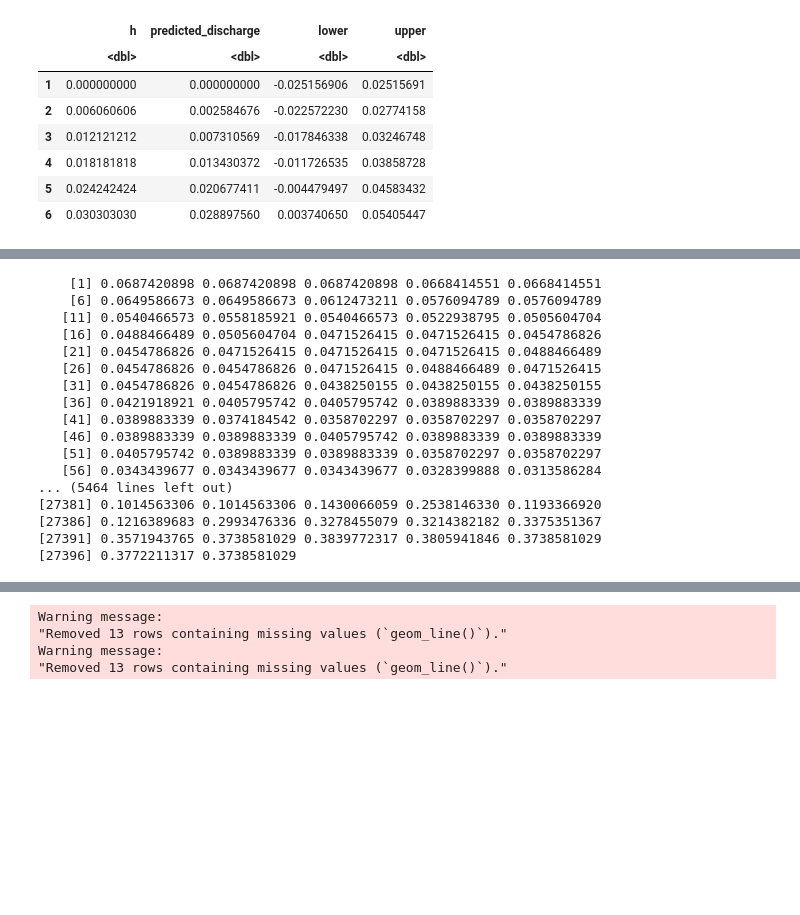
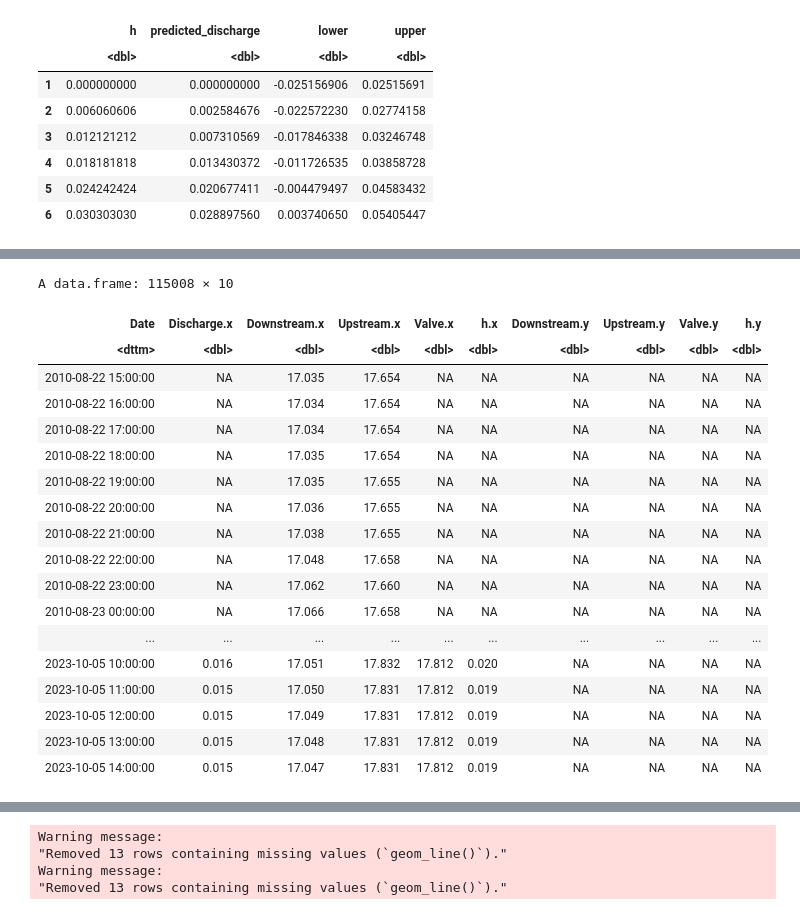
Before and after one commit to sanlocoz/EDCA, a Jupyter notebook: Data Processing.ipynb, the cells around one changed output, grey strips where cells are left out. Saved outputs shown, nothing was run; the diff lists cells and outputs as text; code cells hidden in the pictures; blank space fills up the shorter version.

```diff
--- a/Data Processing.ipynb
+++ b/Data Processing.ipynb
@@ -235,23 +224,44 @@ Signif. codes:  0 '***' 0.001 '**' 0.01 '*' 0.05 '.' 0.1 ' ' 1
 Residual standard error: 0.01284 on 69866 degrees of freedom
 Multiple R-squared:  0.9961,    Adjusted R-squared:  0.9961
 F-statistic: 1.8e+07 on 1 and 69866 DF,  p-value: < 2.2e-16
-# %%
-print(WT00pred$fit)
-# %% [output]
-    [1] 0.0687420898 0.0687420898 0.0687420898 0.0668414551 0.0668414551
-    [6] 0.0649586673 0.0649586673 0.0612473211 0.0576094789 0.0576094789
-   [11] 0.0540466573 0.0558185921 0.0540466573 0.0522938795 0.0505604704
-   [16] 0.0488466489 0.0505604704 0.0471526415 0.0471526415 0.0454786826
-   [21] 0.0454786826 0.0471526415 0.0471526415 0.0471526415 0.0488466489
-   [26] 0.0454786826 0.0454786826 0.0471526415 0.0488466489 0.0471526415
-   [31] 0.0454786826 0.0454786826 0.0438250155 0.0438250155 0.0438250155
-   [36] 0.0421918921 0.0405795742 0.0405795742 0.0389883339 0.0389883339
-   [41] 0.0389883339 0.0374184542 0.0358702297 0.0358702297 0.0358702297
-   [46] 0.0389883339 0.0389883339 0.0405795742 0.0389883339 0.0389883339
-   [51] 0.0405795742 0.0389883339 0.0389883339 0.0358702297 0.0358702297
-   [56] 0.0343439677 0.0343439677 0.0343439677 0.0328399888 0.0313586284
-... (5464 lines left out)
-[27381] 0.1014563306 0.1014563306 0.1430066059 0.2538146330 0.1193366920
-[27386] 0.1216389683 0.2993476336 0.3278455079 0.3214382182 0.3375351367
-[27391] 0.3571943765 0.3738581029 0.3839772317 0.3805941846 0.3738581029
-[27396] 0.3772211317 0.3738581029
+# %%
+full_data$h = full_data$Upstream - full_data$Valve
+
+filter_data = full_data[is.na(full_data$Discharge) & !is.na(full_data$h),]
+
+a = data.frame(h=filter_data$h)
+
+filter_data$Discharge = predict(lm_model, newdata = a)
+
+fully_data = left_join(full_data, filter_data, by = "Date")
+
+fully_data <- fully_data %>%
+  mutate(Discharge.x = ifelse(!is.na(Discharge.y), Discharge.y, Discharge.x)) %>%
+  select(-Discharge.y)  # Remove the extra column
+  #mutate(Downstream.x = Downstream.x) %>%
+  #select(-Downstream.y)
+  #select(-Upstream.y)
+  #select(-Valve.y)
+  #select(-H.y)
+
+fully_data
+# %% [output]
+A data.frame: 115008 × 10
+| Date | Discharge.x | Downstream.x | Upstream.x | Valve.x | h.x | Downstream.y | Upstream.y | Valve.y | h.y |
+| <dttm> | <dbl> | <dbl> | <dbl> | <dbl> | <dbl> | <dbl> | <dbl> | <dbl> | <dbl> |
+| 2010-08-22 15:00:00 | NA | 17.035 | 17.654 | NA | NA | NA | NA | NA | NA |
+| 2010-08-22 16:00:00 | NA | 17.034 | 17.654 | NA | NA | NA | NA | NA | NA |
+| 2010-08-22 17:00:00 | NA | 17.034 | 17.654 | NA | NA | NA | NA | NA | NA |
+| 2010-08-22 18:00:00 | NA | 17.035 | 17.654 | NA | NA | NA | NA | NA | NA |
+| 2010-08-22 19:00:00 | NA | 17.035 | 17.655 | NA | NA | NA | NA | NA | NA |
+| 2010-08-22 20:00:00 | NA | 17.036 | 17.655 | NA | NA | NA | NA | NA | NA |
+| 2010-08-22 21:00:00 | NA | 17.038 | 17.655 | NA | NA | NA | NA | NA | NA |
+| 2010-08-22 22:00:00 | NA | 17.048 | 17.658 | NA | NA | NA | NA | NA | NA |
+| 2010-08-22 23:00:00 | NA | 17.062 | 17.660 | NA | NA | NA | NA | NA | NA |
+| 2010-08-23 00:00:00 | NA | 17.066 | 17.658 | NA | NA | NA | NA | NA | NA |
+| ... | ... | ... | ... | ... | ... | ... | ... | ... | ... |
+| 2023-10-05 10:00:00 | 0.016 | 17.051 | 17.832 | 17.812 | 0.020 | NA | NA | NA | NA |
+| 2023-10-05 11:00:00 | 0.015 | 17.050 | 17.831 | 17.812 | 0.019 | NA | NA | NA | NA |
+| 2023-10-05 12:00:00 | 0.015 | 17.049 | 17.831 | 17.812 | 0.019 | NA | NA | NA | NA |
+| 2023-10-05 13:00:00 | 0.015 | 17.048 | 17.831 | 17.812 | 0.019 | NA | NA | NA | NA |
+| 2023-10-05 14:00:00 | 0.015 | 17.047 | 17.831 | 17.812 | 0.019 | NA | NA | NA | NA |
```
Also changed, not shown: parts of 7 cells of this notebook.
